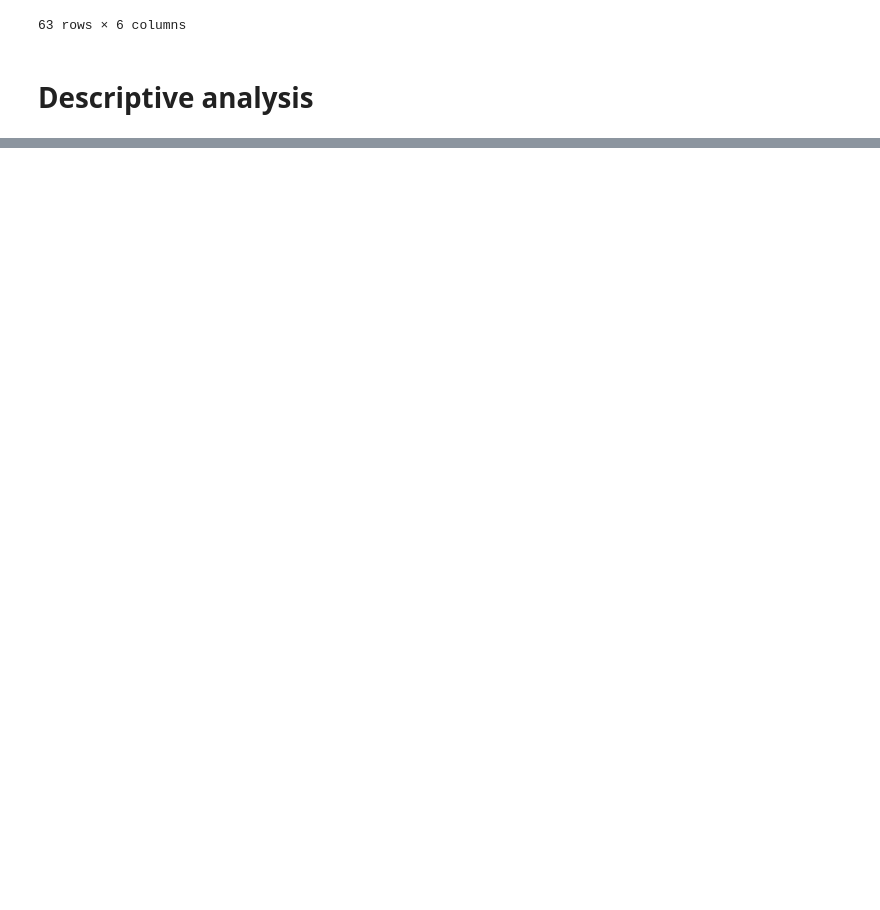
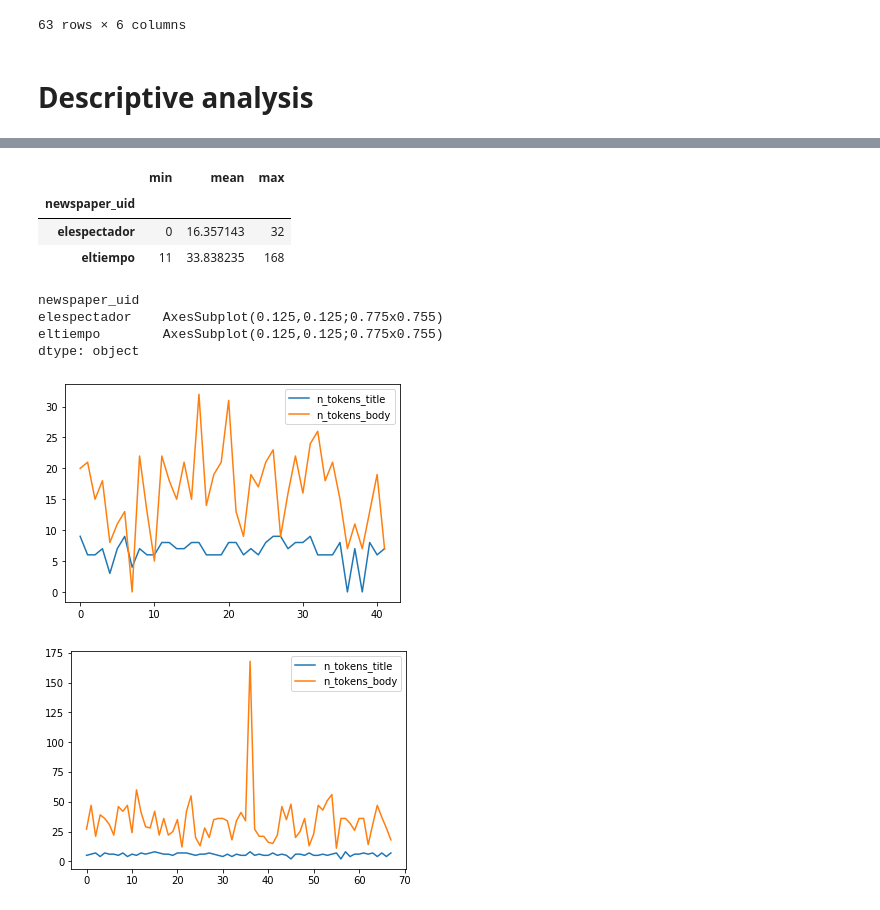
Before and after one commit to cristian-rincon/data-eng-1, a Jupyter notebook: Introduction-to-pandas.ipynb, the cells around one changed output, grey strips where cells are left out. Saved outputs shown, nothing was run; the diff lists cells and outputs as text; code cells hidden in the pictures; blank space fills up the shorter version.

```diff
--- a/Introduction-to-pandas.ipynb
+++ b/Introduction-to-pandas.ipynb
@@ -380,0 +439,16 @@ csv_test_et
+# %%
+grouped['n_tokens_body'].agg(['min','mean','max'])
+# %% [output]
+|  | min | mean | max |
+| newspaper_uid |  |  |  |
+| elespectador | 0 | 16.357143 | 32 |
+| eltiempo | 11 | 33.838235 | 168 |
+# %%
+grouped.plot()
+# %% [output]
+newspaper_uid
+elespectador    AxesSubplot(0.125,0.125;0.775x0.755)
+eltiempo        AxesSubplot(0.125,0.125;0.775x0.755)
+dtype: object
+[figure, added]
+[figure, added]
```
Also changed, not shown: parts of 8 cells of this notebook, 5 other files.
